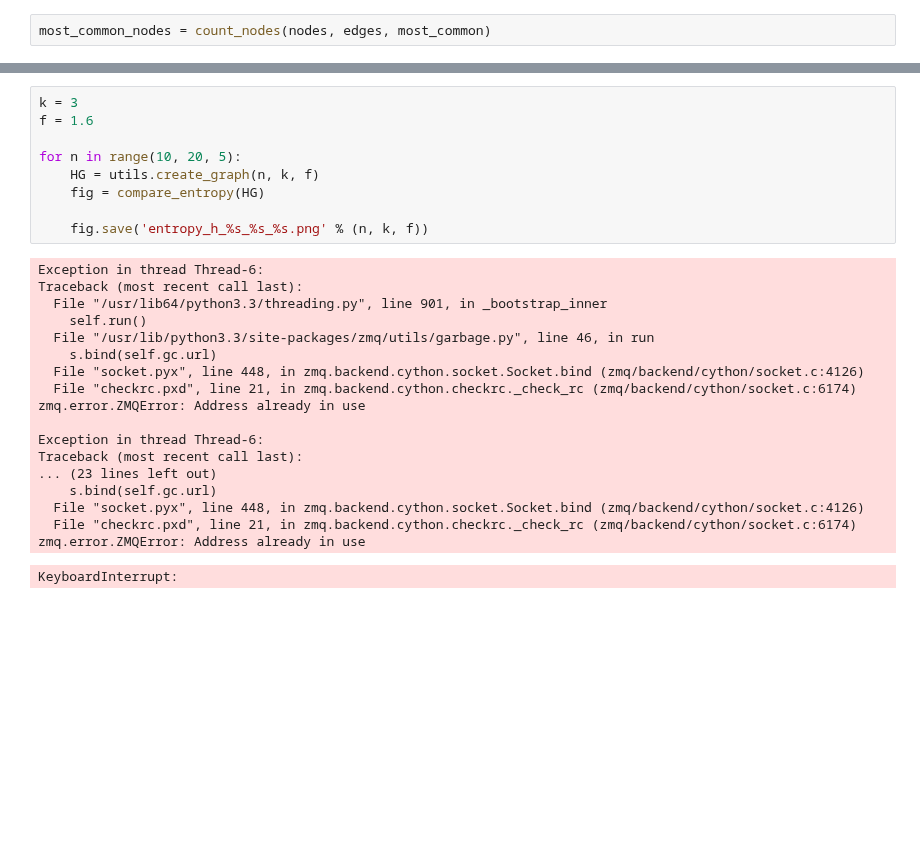
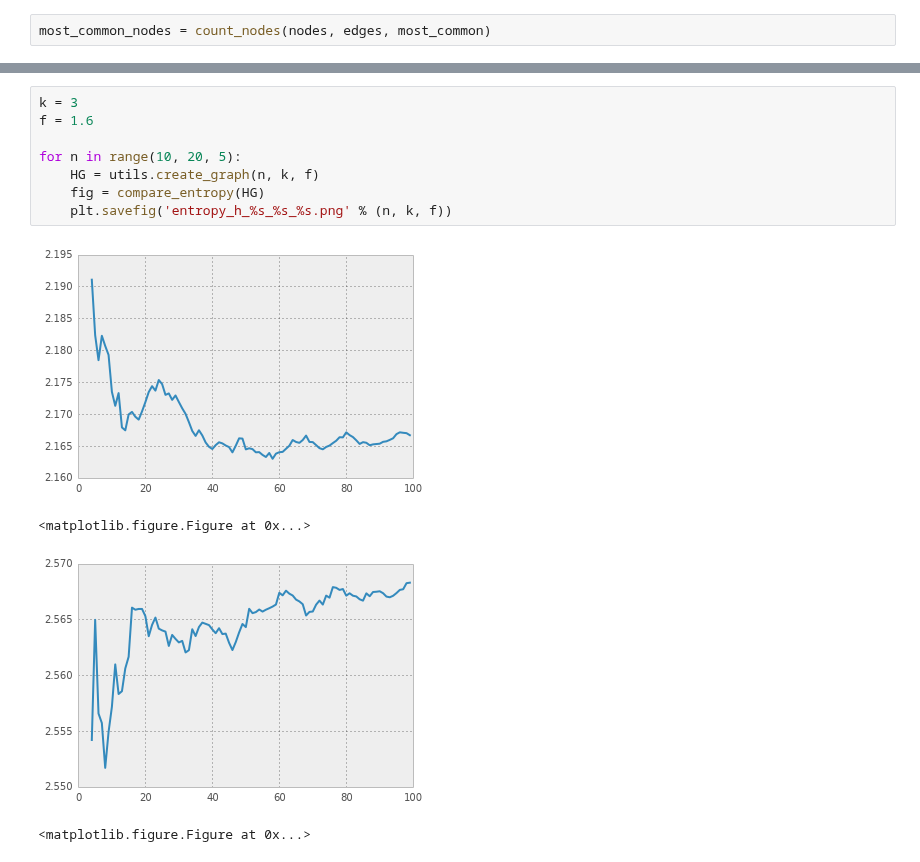
Before and after one commit to ilonajulczuk/hypergraph, a Jupyter notebook: notebooks/entropy.ipynb, the cells around one changed output, grey strips where cells are left out. Saved outputs shown, nothing was run; the diff lists cells and outputs as text; blank space fills up the shorter version.

```diff
--- a/notebooks/entropy.ipynb
+++ b/notebooks/entropy.ipynb
@@ -146,28 +125,13 @@ def compare_entropy(HG, t_max=10000, t_per_walker=100):
 # %%
 k = 3
 f = 1.6
 
 for n in range(10, 20, 5):
     HG = utils.create_graph(n, k, f)
     fig = compare_entropy(HG)
-
-    fig.save('entropy_h_%s_%s_%s.png' % (n, k, f))
+    plt.savefig('entropy_h_%s_%s_%s.png' % (n, k, f))
 # %% [output]
+[figure, added]
-Exception in thread Thread-6:
-Traceback (most recent call last):
-  File "/usr/lib64/python3.3/threading.py", line 901, in _bootstrap_inner
-    self.run()
-  File "/usr/lib/python3.3/site-packages/zmq/utils/garbage.py", line 46, in run
-    s.bind(self.gc.url)
-  File "socket.pyx", line 448, in zmq.backend.cython.socket.Socket.bind (zmq/backend/cython/socket.c:4126)
-  File "checkrc.pxd", line 21, in zmq.backend.cython.checkrc._check_rc (zmq/backend/cython/socket.c:6174)
-zmq.error.ZMQError: Address already in use
-
-Exception in thread Thread-6:
-Traceback (most recent call last):
-... (23 lines left out)
-    s.bind(self.gc.url)
-  File "socket.pyx", line 448, in zmq.backend.cython.socket.Socket.bind (zmq/backend/cython/socket.c:4126)
-  File "checkrc.pxd", line 21, in zmq.backend.cython.checkrc._check_rc (zmq/backend/cython/socket.c:6174)
-zmq.error.ZMQError: Address already in use
+<matplotlib.figure.Figure at 0x...>
+[figure, added]
-KeyboardInterrupt:
+<matplotlib.figure.Figure at 0x...>
```
Also changed, not shown: parts of 4 cells of this notebook, 1 other file.
